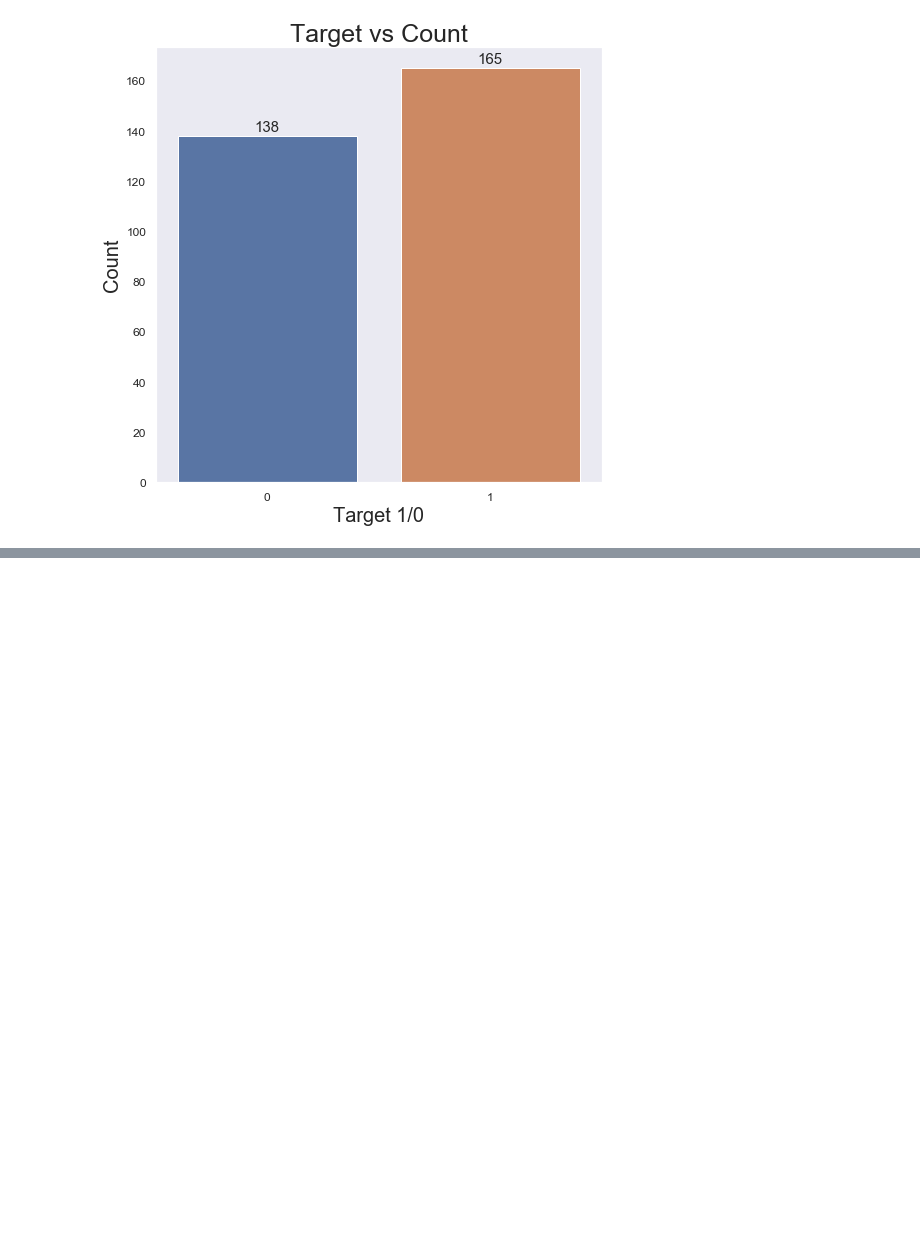
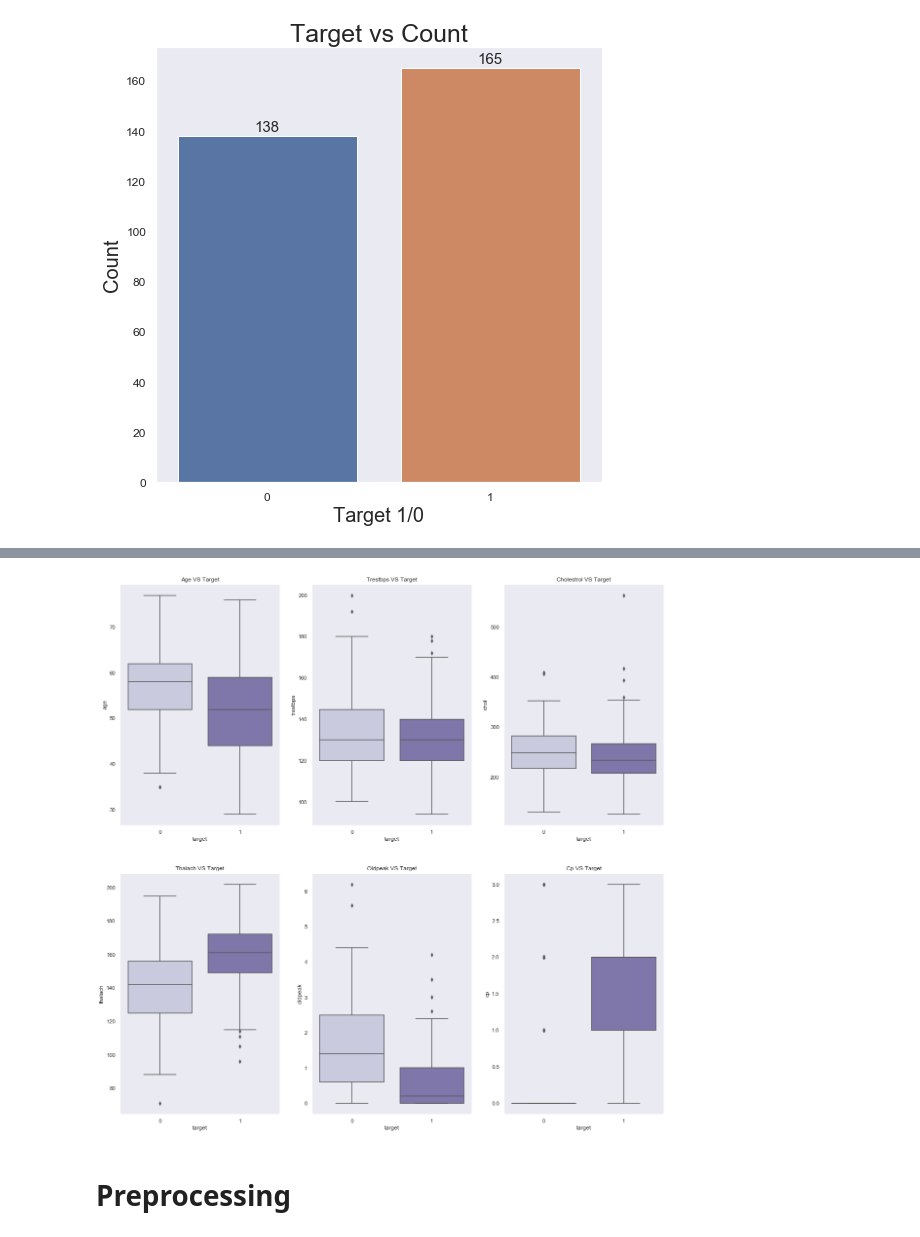
Before and after one commit to KJKR73/Data-Science-BIG, a Jupyter notebook: Heart Disease UCI/Heart Disease UCI.ipynb, the cells around one changed output, grey strips where cells are left out. Drawn from its saved outputs; the diff is of its cells as text; code cells hidden in the pictures; blank space fills up the shorter version.

```diff
--- a/Heart Disease UCI/Heart Disease UCI.ipynb
+++ b/Heart Disease UCI/Heart Disease UCI.ipynb
@@ -89,0 +107,19 @@ plt.legend(fontsize = 15)
+# %%
+fig , axes= plt.subplots(2,3, sharex = False, sharey = False, figsize = (20,20))
+sns.boxplot(x = 'target', y = 'age', data = data, palette = 'Purples',ax = axes[0,0])
+axes[0,0].set_title('Age VS Target')
+sns.boxplot(x = 'target', y = 'trestbps', data = data, palette = 'Purples',ax = axes[0,1])
+axes[0,1].set_title('Trestbps VS Target')
+sns.boxplot(x = 'target', y = 'chol', data = data, palette = 'Purples',ax = axes[0,2])
+axes[0,2].set_title('Cholestrol VS Target')
+sns.boxplot(x = 'target', y = 'thalach', data = data, palette = 'Purples',ax = axes[1,0])
+axes[1,0].set_title('Thalach VS Target')
+sns.boxplot(x = 'target', y = 'oldpeak', data = data, palette = 'Purples',ax = axes[1,1])
+axes[1,1].set_title('Oldpeak VS Target')
+sns.boxplot(x = 'target', y = 'cp', data = data, palette = 'Purples',ax = axes[1,2])
+axes[1,2].set_title('Cp VS Target')
+plt.show()
+# %% [output]
+[figure, added]
+# %% [markdown]
+# Preprocessing
```
Also changed, not shown: parts of 19 cells of this notebook.
